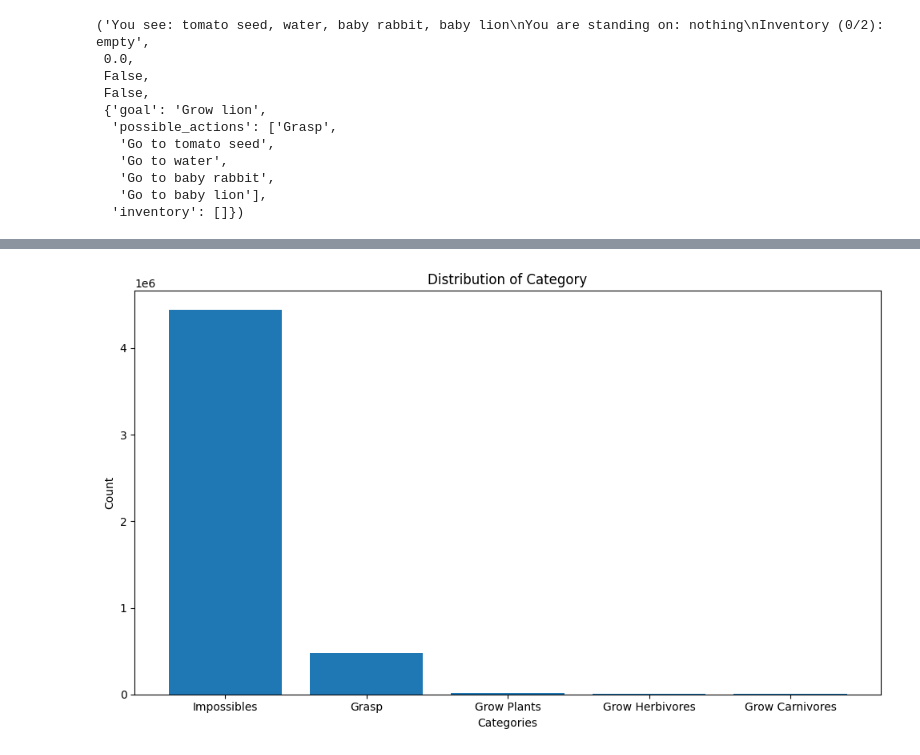
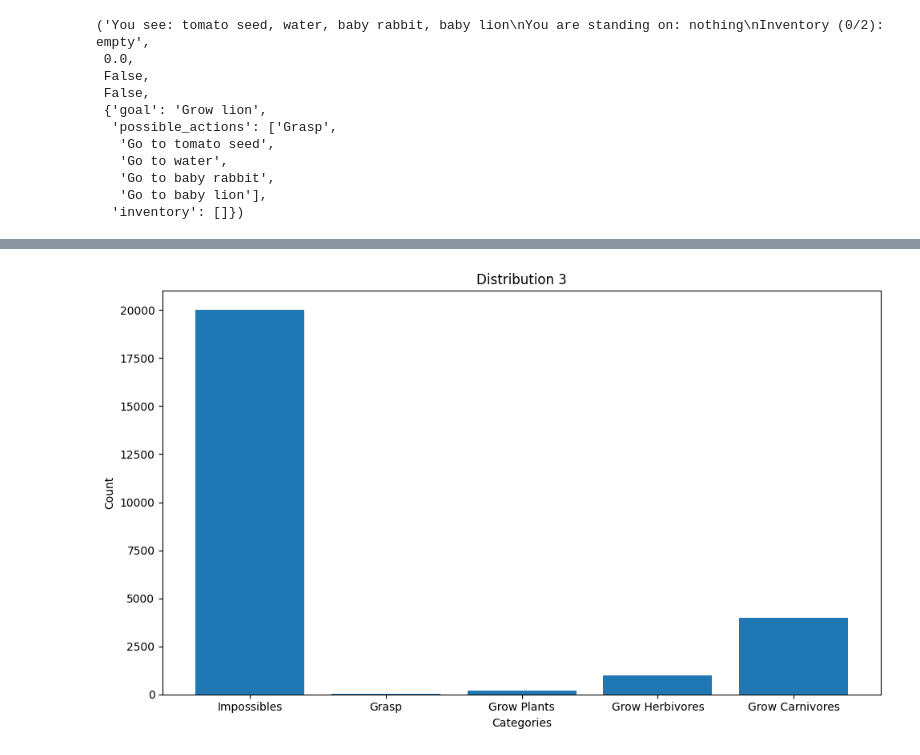
Before and after one commit to flowersteam/LittleZoo, a Jupyter notebook: little_zoo/test.ipynb, the cells around one changed output, grey strips where cells are left out. Saved outputs shown, nothing was run; the diff lists cells and outputs as text; code cells hidden in the pictures.

```diff
--- a/little_zoo/test.ipynb
+++ b/little_zoo/test.ipynb
@@ -106,15 +106,15 @@ len(grow_plants) / (len(grasp) + len(grow_plants) + len(grow_herbivores) + len(g
 # %%
 from matplotlib import pyplot as plt
 categories = ['Impossibles', 'Grasp', 'Grow Plants', 'Grow Herbivores', 'Grow Carnivores']
-values = [len(impossibles), len(grasp), len(grow_plants), len(grow_herbivores), len(grow_carnivores)]
+values = [20000, 40, 200, 1000, 4000]
 
 # Plotting the histogram
 plt.figure(figsize=(10, 6))
 plt.bar(categories, values)
-plt.title('Distribution of Category')
+plt.title('Distribution 3')
 plt.xlabel('Categories')
 plt.ylabel('Count')
 plt.tight_layout()
 plt.show()
 # %% [output]
-[figure, old version]
+[figure, new version]
```
Also changed, not shown: parts of 4 cells of this notebook.
